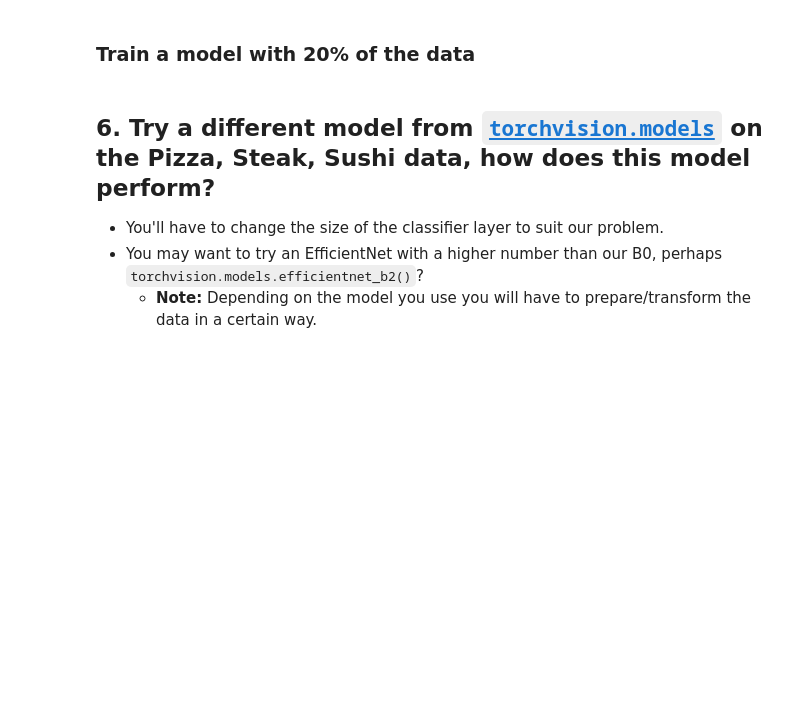
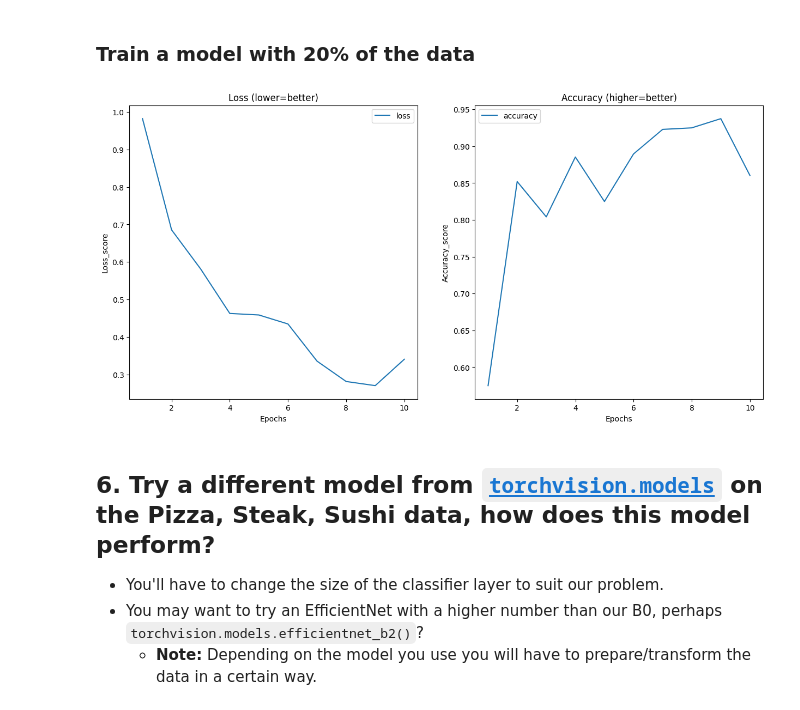
Before and after one commit to KonradGonrad/PyTorch-deep-learning, a Jupyter notebook: 06_pytorch_transfer_learning_exercises.ipynb, the cells around one changed output. Drawn from its saved outputs; the diff is of its cells as text; code cells hidden in the pictures; blank space fills up the shorter version.

```diff
--- a/06_pytorch_transfer_learning_exercises.ipynb
+++ b/06_pytorch_transfer_learning_exercises.ipynb
@@ -433,2 +485,15 @@ train_dataloader_20_percent, test_dataloader_20_percent, class_names
+# %%
+# TODO
+weights = torchvision.models.EfficientNet_B0_Weights.DEFAULT
+model_2 = torchvision.models.efficientnet_b0(weights=weights).to(device)
+
+for param in model_2.features.parameters():
+  param.requires_grad = False
+
+custom_classifier = nn.Sequential(
+    nn.Dropout(p=0.2, inplace=True),
+    nn.Linear(in_features=1280, out_features=len(class_names), bias = True)
+)
+model_2.classifier = custom_classifier
 # %% [markdown]
 ### Train a model with 20% of the data
@@ -437,3 +500,17 @@ train_dataloader_20_percent, test_dataloader_20_percent, class_names
+# %%
+# TODO
+epochs = 10
+results = []
+for epoch in tqdm(range(epochs)):
+  results.append(train_step(model=model_2.to(device),
+            dataloader=train_dataloader_20_percent,
+            loss_fn = nn.CrossEntropyLoss(),
+            optimizer = torch.optim.Adam(params=model_2.parameters(), lr=0.001),
+            device=device))
+
+plot_curves(results)
+# %% [output]
+[figure, added]
 # %% [markdown]
 ## 6. Try a different model from [`torchvision.models`](https://pytorch.org/vision/stable/models.html) on the Pizza, Steak, Sushi data, how does this model perform?
 * You'll have to change the size of the classifier layer to suit our problem.
```
Also changed, not shown: parts of 19 cells of this notebook.
